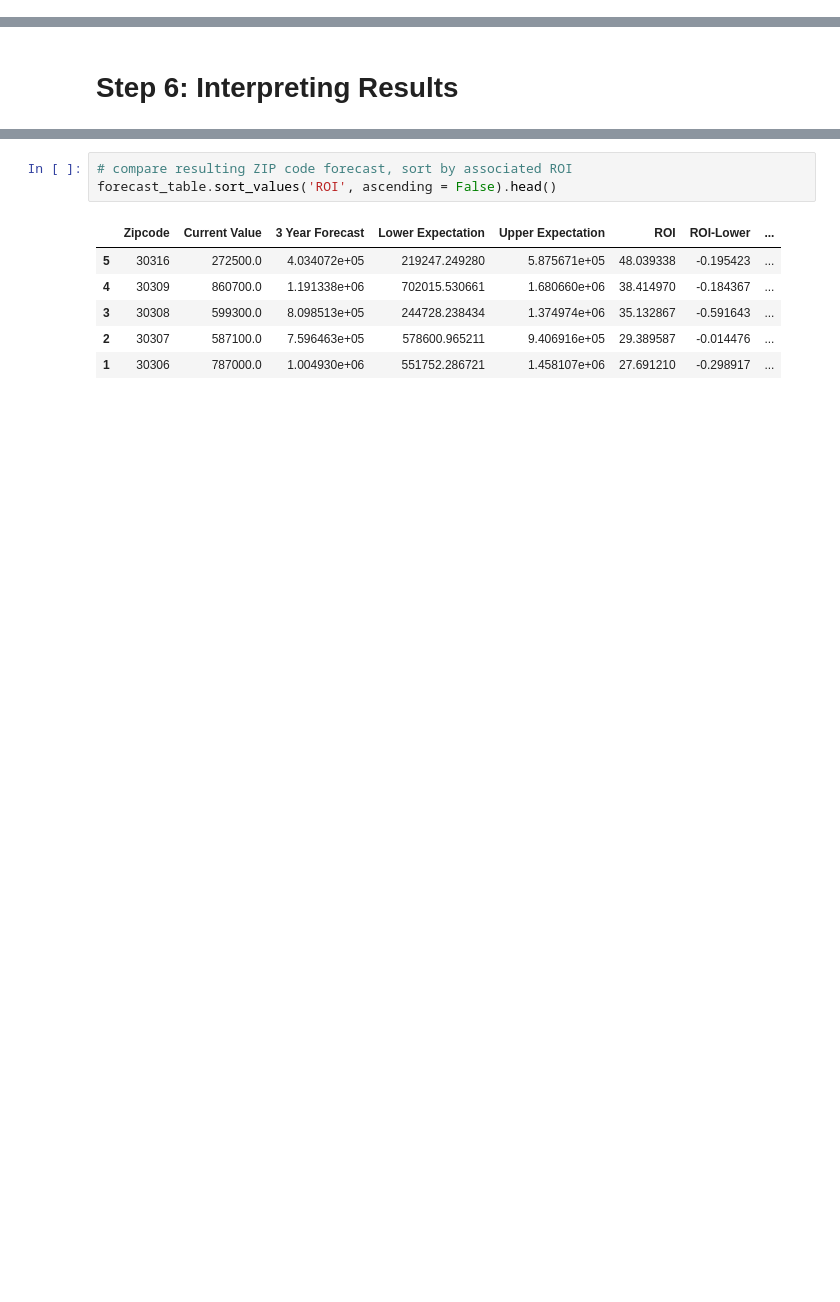
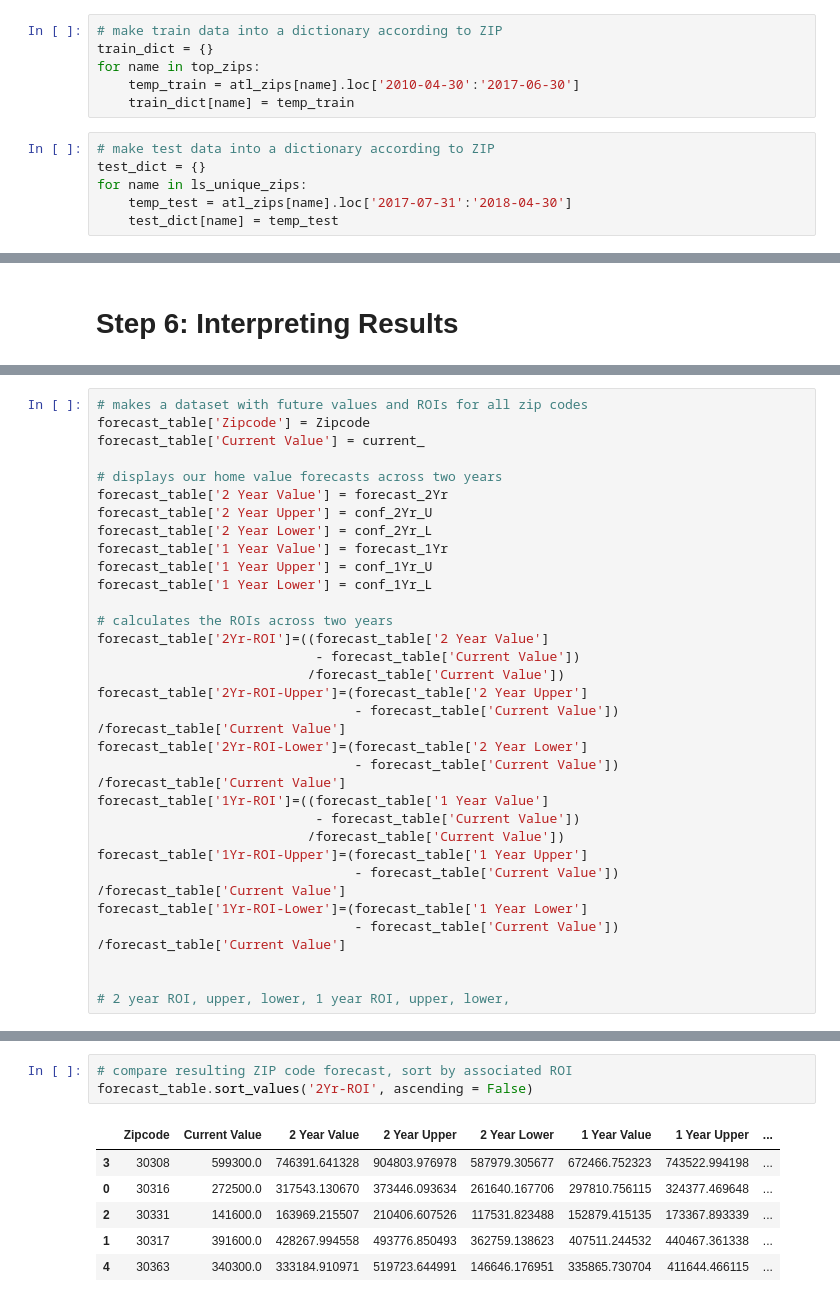
Before and after one commit to sierrafromcalifornia/Atlanta-ZIP-Code-Analysis-Project, a Jupyter notebook: notebooks/investment_analysis-modeling.ipynb, the cells around one changed output, grey strips where cells are left out. Cells and saved outputs as stored; diff of their text form; blank space fills up the shorter version.

```diff
--- a/notebooks/investment_analysis-modeling.ipynb
+++ b/notebooks/investment_analysis-modeling.ipynb
@@ -383,0 +1017,12 @@ More info on SARIMAX: https://www.statsmodels.org/dev/generated/statsmodels.tsa.
+# %%
+# make train data into a dictionary according to ZIP
+train_dict = {}
+for name in top_zips:
+    temp_train = atl_zips[name].loc['2010-04-30':'2017-06-30']
+    train_dict[name] = temp_train
+# %%
+# make test data into a dictionary according to ZIP
+test_dict = {}
+for name in ls_unique_zips:
+    temp_test = atl_zips[name].loc['2017-07-31':'2018-04-30']
+    test_dict[name] = temp_test
@@ -703,0 +1362,31 @@ summary_table['RMSE'] = RMSE_Value
+# %%
+# makes a dataset with future values and ROIs for all zip codes
+forecast_table['Zipcode'] = Zipcode
+forecast_table['Current Value'] = current_
+
+# displays our home value forecasts across two years
+forecast_table['2 Year Value'] = forecast_2Yr
+forecast_table['2 Year Upper'] = conf_2Yr_U
+forecast_table['2 Year Lower'] = conf_2Yr_L
+forecast_table['1 Year Value'] = forecast_1Yr
+forecast_table['1 Year Upper'] = conf_1Yr_U
+forecast_table['1 Year Lower'] = conf_1Yr_L
+
+# calculates the ROIs across two years
+forecast_table['2Yr-ROI']=((forecast_table['2 Year Value']
+                            - forecast_table['Current Value'])
+                           /forecast_table['Current Value'])
+forecast_table['2Yr-ROI-Upper']=(forecast_table['2 Year Upper']
+                                 - forecast_table['Current Value']) /forecast_table['Current Value']
+forecast_table['2Yr-ROI-Lower']=(forecast_table['2 Year Lower']
+                                 - forecast_table['Current Value']) /forecast_table['Current Value']
+forecast_table['1Yr-ROI']=((forecast_table['1 Year Value']
+                            - forecast_table['Current Value'])
+                           /forecast_table['Current Value'])
+forecast_table['1Yr-ROI-Upper']=(forecast_table['1 Year Upper']
+                                 - forecast_table['Current Value']) /forecast_table['Current Value']
+forecast_table['1Yr-ROI-Lower']=(forecast_table['1 Year Lower']
+                                 - forecast_table['Current Value']) /forecast_table['Current Value']
+
+
+# 2 year ROI, upper, lower, 1 year ROI, upper, lower,
@@ -704,10 +1395,10 @@ summary_table['RMSE'] = RMSE_Value
 # %%
 # compare resulting ZIP code forecast, sort by associated ROI
-forecast_table.sort_values('ROI', ascending = False).head()
+forecast_table.sort_values('2Yr-ROI', ascending = False)
 # %% [output]
-|  | Zipcode | Current Value | 3 Year Forecast | Lower Expectation | Upper Expectation | ROI | ROI-Lower | ... |
-| 5 | 30316 | 272500.0 | 4.034072e+05 | 219247.249280 | 5.875671e+05 | 48.039338 | -0.195423 | ... |
-| 4 | 30309 | 860700.0 | 1.191338e+06 | 702015.530661 | 1.680660e+06 | 38.414970 | -0.184367 | ... |
-| 3 | 30308 | 599300.0 | 8.098513e+05 | 244728.238434 | 1.374974e+06 | 35.132867 | -0.591643 | ... |
-| 2 | 30307 | 587100.0 | 7.596463e+05 | 578600.965211 | 9.406916e+05 | 29.389587 | -0.014476 | ... |
-| 1 | 30306 | 787000.0 | 1.004930e+06 | 551752.286721 | 1.458107e+06 | 27.691210 | -0.298917 | ... |
+|  | Zipcode | Current Value | 2 Year Value | 2 Year Upper | 2 Year Lower | 1 Year Value | 1 Year Upper | ... |
+| 3 | 30308 | 599300.0 | 746391.641328 | 904803.976978 | 587979.305677 | 672466.752323 | 743522.994198 | ... |
+| 0 | 30316 | 272500.0 | 317543.130670 | 373446.093634 | 261640.167706 | 297810.756115 | 324377.469648 | ... |
+| 2 | 30331 | 141600.0 | 163969.215507 | 210406.607526 | 117531.823488 | 152879.415135 | 173367.893339 | ... |
+| 1 | 30317 | 391600.0 | 428267.994558 | 493776.850493 | 362759.138623 | 407511.244532 | 440467.361338 | ... |
+| 4 | 30363 | 340300.0 | 333184.910971 | 519723.644991 | 146646.176951 | 335865.730704 | 411644.466115 | ... |
```
Also changed, not shown: parts of 137 cells of this notebook, 2 other files.
